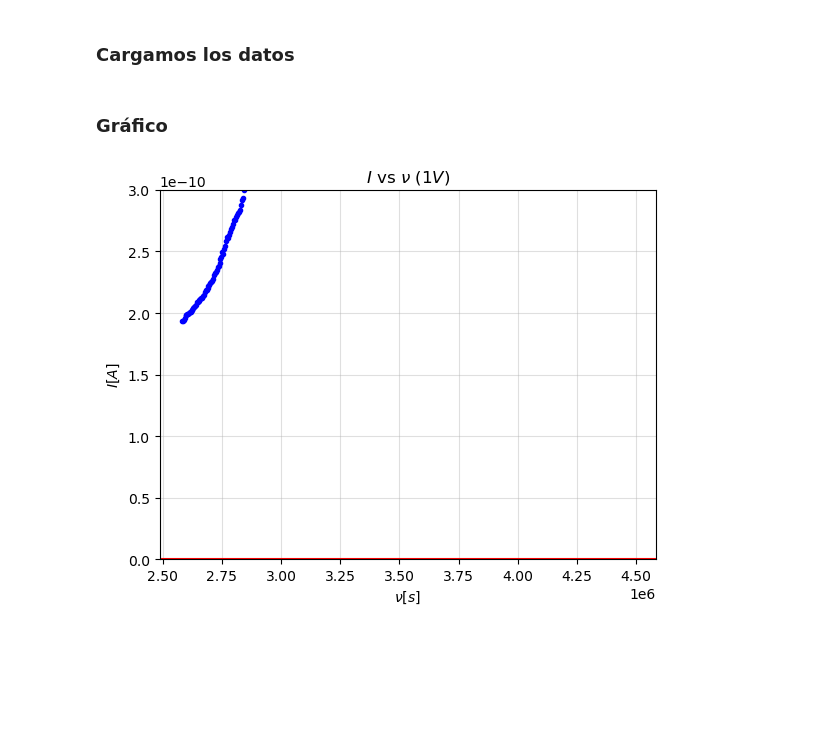
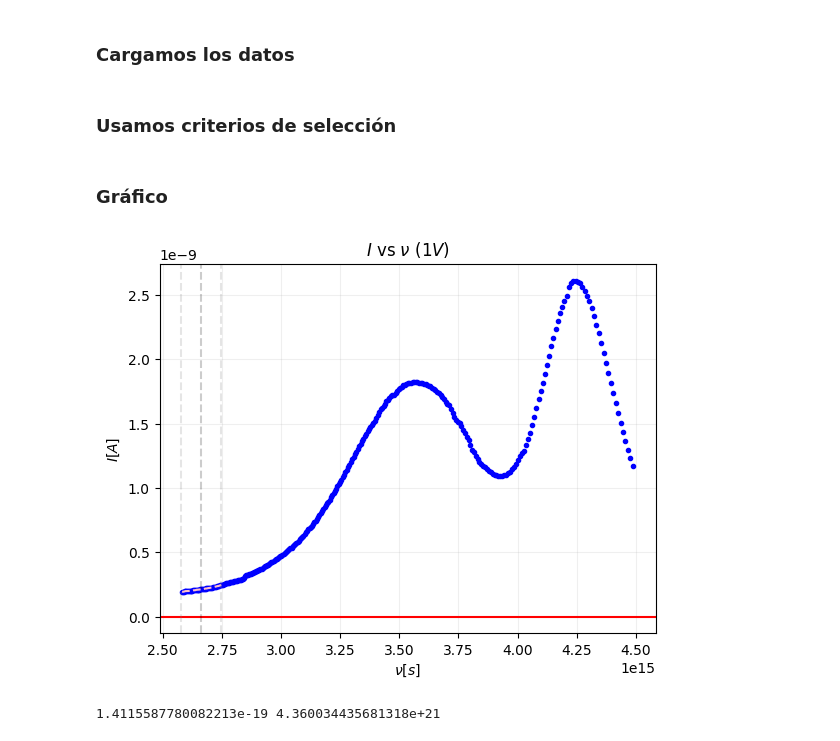
Before and after one commit to BernardoPironio/Efecto-fotoelectrico, a Jupyter notebook: analisis.ipynb, the cells around one changed output. Saved outputs shown, nothing was run; the diff lists cells and outputs as text; code cells hidden in the pictures; blank space fills up the shorter version.

```diff
--- a/analisis.ipynb
+++ b/analisis.ipynb
@@ -180,20 +169,40 @@ plt.show()
 # %% [markdown]
 ### Cargamos los datos
 # %%
-direc = 'Mediciones/Barrido de longitudes/medicion_completa.csv'
-df = pd.read_csv(direc)
-I_5v, nu_odna = -df['X'], 2*np.pi*c / df['long']
+df = pd.read_csv('Mediciones/Barrido de longitudes/medicion_completa.csv')
+long_ond = np.array(df['long']) / 1e9 # m
+I_5v, nu_odna = -df['X'], 2*np.pi*c / long_ond
+# %% [markdown]
+### Usamos criterios de selección
+# %%
+# Busco los valores
+nus = nu_odna[nu_odna <= 2.75e15]
+Is = I_5v[nu_odna <= 2.75e15]
+
+# Tomo promedios y como error la mayor distancia
+nu0= np.mean(nus)
+err_nu0 = np.max([nu0 - nus[0], nus[-1] - nu0])
 # %% [markdown]
 ### Gráfico
 # %%
 plt.figure()
 
 plt.plot(nu_odna, I_5v, '.', color = 'blue'), plt.axhline(0, color = 'red')
+plt.plot(nus, Is, '--', color = 'pink')
 
-plt.ylim(0, .3e-9)
+plt.axvline(nu0, linestyle = '--', color = 'black', alpha = 0.2)
+plt.axvline(nu0 + err_nu0, linestyle = '--', color = 'gray', alpha = 0.2)
+plt.axvline(nu0 - err_nu0, linestyle = '--', color = 'gray', alpha = 0.2)
 
 plt.title(r'$I$ vs $\nu$ $(1V)$'), plt.ylabel(r'$I[A]$'), plt.xlabel(r'$\nu[s]$')
-plt.grid(alpha = 0.4)
+plt.grid(alpha = 0.2)
 plt.show()
 # %% [output]
-[figure, old version]
+[figure, new version]
+# %%
+# Calculos del potencial
+pot, err_pot = nu0 * h, np.sqrt(nu0 * err_nu0**2 + h * err_h**2)
+
+print(pot, err_pot)
+# %% [output]
+1.4115587780082213e-19 4.360034435681318e+21
```
Also changed, not shown: parts of 10 cells of this notebook.
